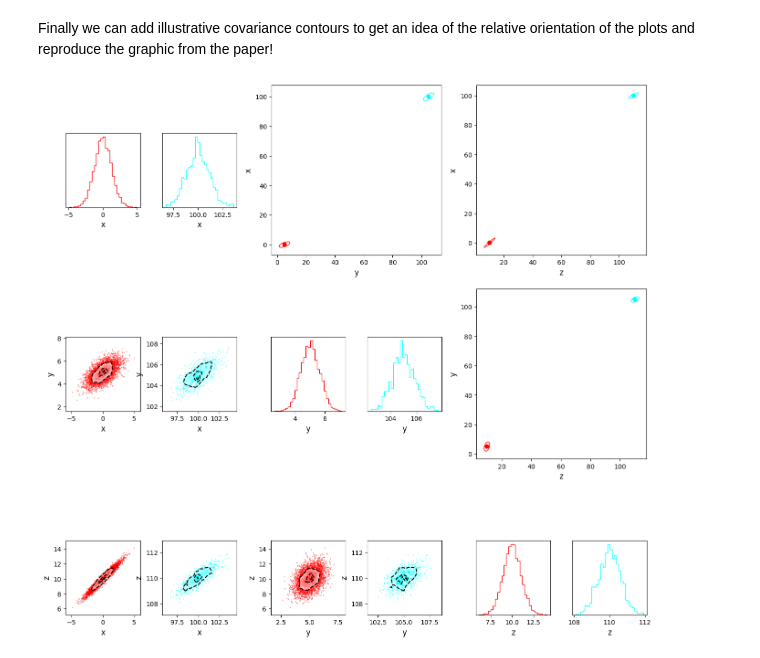
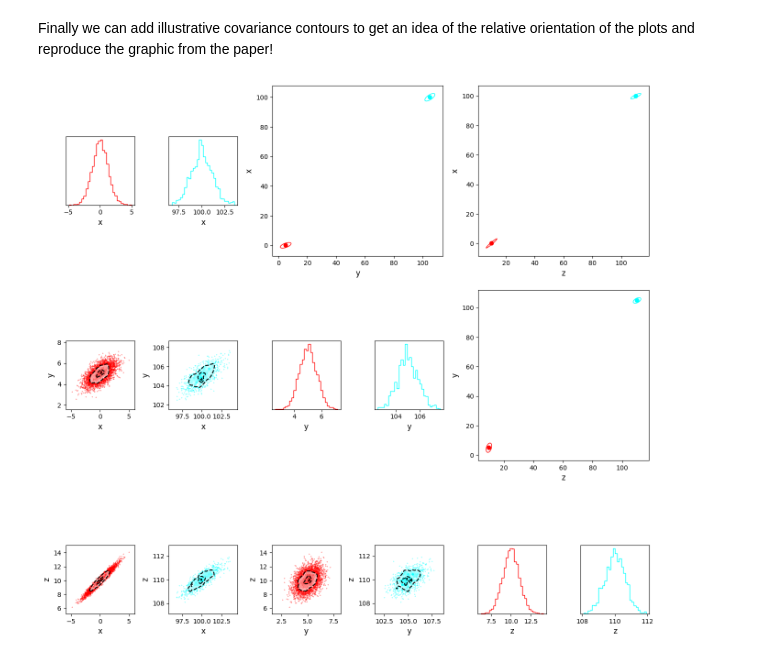
Before and after one commit to r-zachary-murray/multicorner, a Jupyter notebook: docs/The_Basics.ipynb, the cells around one changed output. Drawn from its saved outputs; the diff is of its cells as text; code cells hidden in the pictures.

Commit message:
fixed plot

```diff
--- a/docs/The_Basics.ipynb
+++ b/docs/The_Basics.ipynb
@@ -80,7 +80,7 @@ fig = mcorner(data,labels=['x','y','z'],percentiles=True,percentile_bounds=[3,97
 # %% [markdown]
 Finally we can add illustrative covariance contours to get an idea of the relative orientation of the plots and reproduce the graphic from the paper!
 # %%
-fig = mcorner(data,labels=['x','y','z'],confidence_ellipse=True,nsigma=3,ticksize=10,labelsize=12)
+fig = mcorner(data,labels=['x','y','z'],confidence_ellipse=True,nsigma=3,ticksize=10,labelsize=12,inner_wspace=0.5)
 fig.savefig("multicornerplot.png")
 # %% [output]
-[figure, old version]
+[figure, new version]
```
Also changed, not shown: 2 other files.
